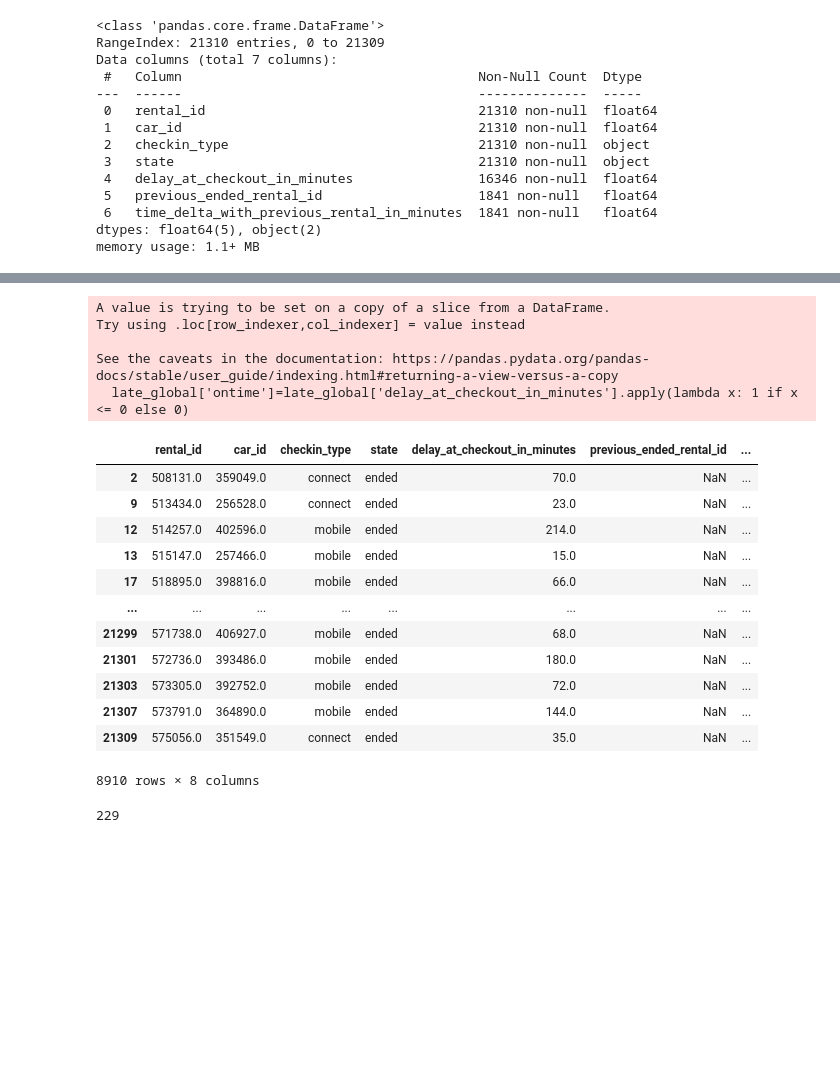
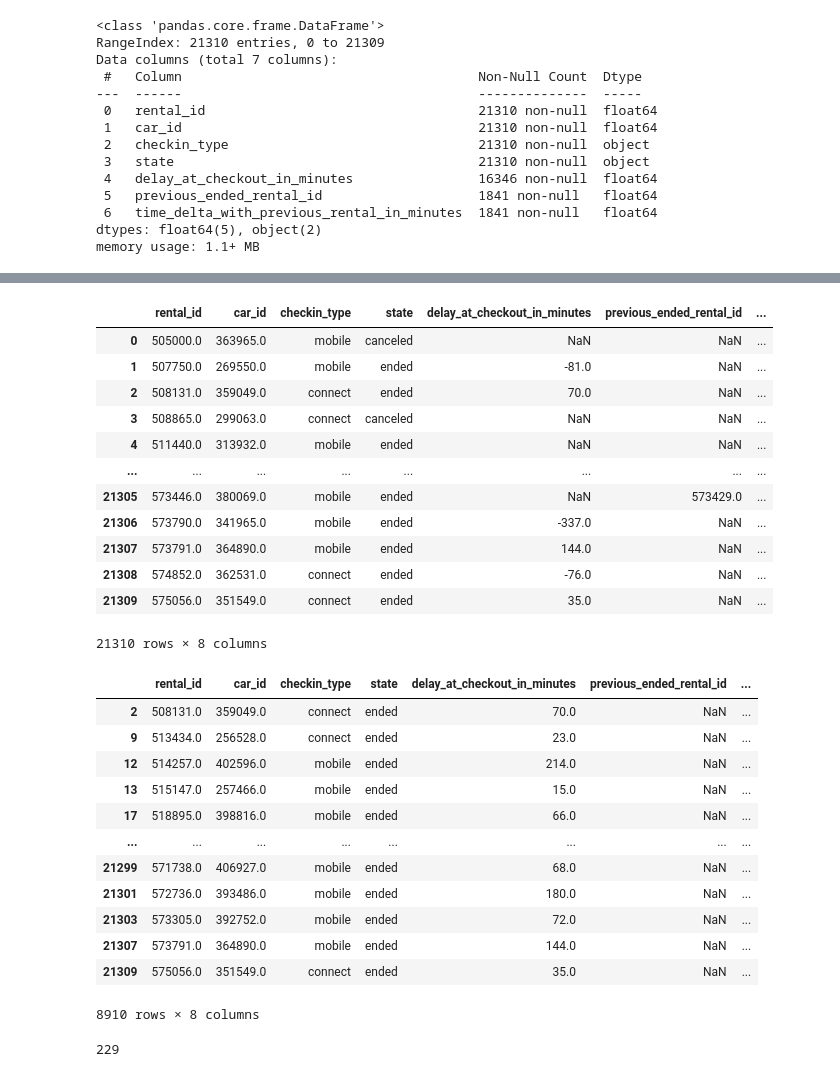
Before and after one commit to dafrd/getaround, a Jupyter notebook: EDA.ipynb, the cells around one changed output, grey strips where cells are left out. Cells and saved outputs as stored; diff of their text form; code cells hidden in the pictures; blank space fills up the shorter version.

```diff
--- a/EDA.ipynb
+++ b/EDA.ipynb
@@ -83,6 +83,23 @@ delay_df.describe(include="all")
 | 50% | 550350.000000 | 368717.000000 | NaN | NaN | 9.000000 | 550567.000000 | ... |
 | 75% | 560468.500000 | 394928.000000 | NaN | NaN | 67.000000 | 560823.000000 | ... |
 | max | 576401.000000 | 417675.000000 | NaN | NaN | 71084.000000 | 575053.000000 | ... |
+# %%
+delay_df['ontime']=delay_df['delay_at_checkout_in_minutes'].fillna(0).apply(lambda x: 1 if x <= 0 else 0)
+delay_df
+# %% [output]
+|  | rental_id | car_id | checkin_type | state | delay_at_checkout_in_minutes | previous_ended_rental_id | ... |
+| 0 | 505000.0 | 363965.0 | mobile | canceled | NaN | NaN | ... |
+| 1 | 507750.0 | 269550.0 | mobile | ended | -81.0 | NaN | ... |
+| 2 | 508131.0 | 359049.0 | connect | ended | 70.0 | NaN | ... |
+| 3 | 508865.0 | 299063.0 | connect | canceled | NaN | NaN | ... |
+| 4 | 511440.0 | 313932.0 | mobile | ended | NaN | NaN | ... |
+| ... | ... | ... | ... | ... | ... | ... | ... |
+| 21305 | 573446.0 | 380069.0 | mobile | ended | NaN | 573429.0 | ... |
+| 21306 | 573790.0 | 341965.0 | mobile | ended | -337.0 | NaN | ... |
+| 21307 | 573791.0 | 364890.0 | mobile | ended | 144.0 | NaN | ... |
+| 21308 | 574852.0 | 362531.0 | connect | ended | -76.0 | NaN | ... |
+| 21309 | 575056.0 | 351549.0 | connect | ended | 35.0 | NaN | ... |
+21310 rows × 8 columns
 # %%
 #Late checkout figures
 
@@ -108,24 +125,19 @@ late_type_connect_count = delay_df[(delay_df['checkin_type'] =='connect') & (del
 late_global
 #rentals_numbers
 # %% [output]
+|  | rental_id | car_id | checkin_type | state | delay_at_checkout_in_minutes | previous_ended_rental_id | ... |
+| 2 | 508131.0 | 359049.0 | connect | ended | 70.0 | NaN | ... |
+| 9 | 513434.0 | 256528.0 | connect | ended | 23.0 | NaN | ... |
+| 12 | 514257.0 | 402596.0 | mobile | ended | 214.0 | NaN | ... |
+| 13 | 515147.0 | 257466.0 | mobile | ended | 15.0 | NaN | ... |
+| 17 | 518895.0 | 398816.0 | mobile | ended | 66.0 | NaN | ... |
+| ... | ... | ... | ... | ... | ... | ... | ... |
+| 21299 | 571738.0 | 406927.0 | mobile | ended | 68.0 | NaN | ... |
+| 21301 | 572736.0 | 393486.0 | mobile | ended | 180.0 | NaN | ... |
+| 21303 | 573305.0 | 392752.0 | mobile | ended | 72.0 | NaN | ... |
+| 21307 | 573791.0 | 364890.0 | mobile | ended | 144.0 | NaN | ... |
+| 21309 | 575056.0 | 351549.0 | connect | ended | 35.0 | NaN | ... |
-A value is trying to be set on a copy of a slice from a DataFrame.
-Try using .loc[row_indexer,col_indexer] = value instead
-
-See the caveats in the documentation: https://pandas.pydata.org/pandas-docs/stable/user_guide/indexing.html#returning-a-view-versus-a-copy
-  late_global['ontime']=late_global['delay_at_checkout_in_minutes'].apply(lambda x: 1 if x <= 0 else 0)
+8910 rows × 8 columns
-|  | rental_id | car_id | checkin_type | state | delay_at_checkout_in_minutes | previous_ended_rental_id | ... |
-| 2 | 508131.0 | 359049.0 | connect | ended | 70.0 | NaN | ... |
-| 9 | 513434.0 | 256528.0 | connect | ended | 23.0 | NaN | ... |
-| 12 | 514257.0 | 402596.0 | mobile | ended | 214.0 | NaN | ... |
-| 13 | 515147.0 | 257466.0 | mobile | ended | 15.0 | NaN | ... |
-| 17 | 518895.0 | 398816.0 | mobile | ended | 66.0 | NaN | ... |
-| ... | ... | ... | ... | ... | ... | ... | ... |
-| 21299 | 571738.0 | 406927.0 | mobile | ended | 68.0 | NaN | ... |
-| 21301 | 572736.0 | 393486.0 | mobile | ended | 180.0 | NaN | ... |
-| 21303 | 573305.0 | 392752.0 | mobile | ended | 72.0 | NaN | ... |
-| 21307 | 573791.0 | 364890.0 | mobile | ended | 144.0 | NaN | ... |
-| 21309 | 575056.0 | 351549.0 | connect | ended | 35.0 | NaN | ... |
-8910 rows × 8 columns
 # %%
 import math
 
```
Also changed, not shown: 2 other files.
